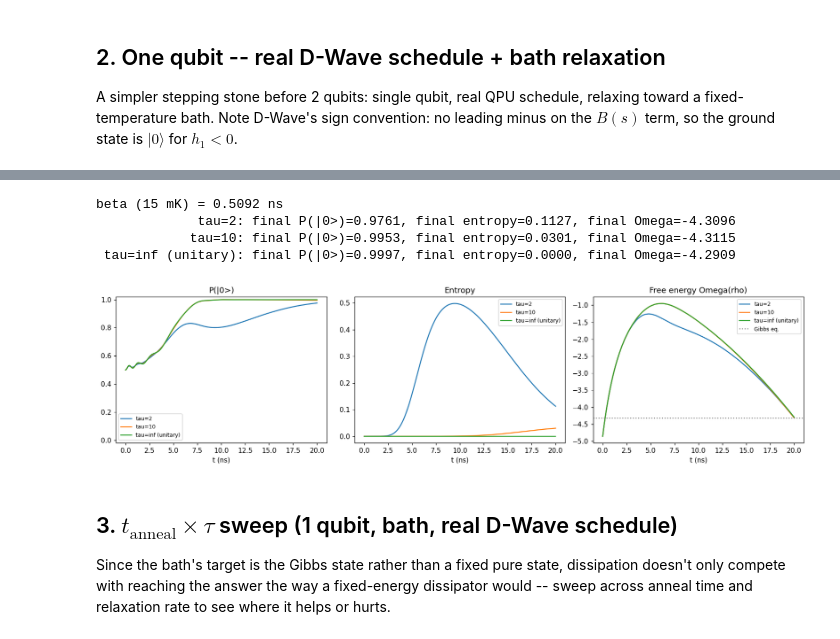
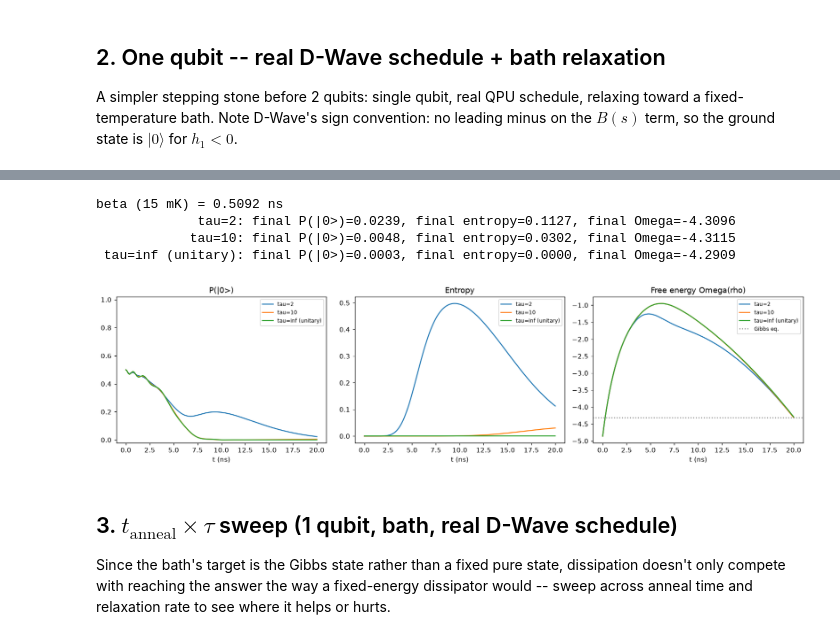
Before and after one commit to Cocidoboyacense/SEAQT-quantum-annealing-evolution, a Jupyter notebook: notebooks/seaqt_annealing_walkthrough.ipynb, the cells around one changed output, grey strips where cells are left out. Cells and saved outputs as stored; diff of their text form; code cells hidden in the pictures.

```diff
--- a/notebooks/seaqt_annealing_walkthrough.ipynb
+++ b/notebooks/seaqt_annealing_walkthrough.ipynb
@@ -107,38 +124,38 @@ def run_1q_bath(H, t_anneal, tau, beta, n_points=300):
     else:
         res = evolve(rho0, hamiltonian=H, t_span=(0, t_anneal), n_points=n_points)
     p0 = np.array([np.real(r[0, 0]) for r in res.rho])
     ent = np.array([entropy(r) for r in res.rho])
     omega = np.array([free_energy(r, H(t), beta) for t, r in zip(res.t, res.rho)])
     return res.t, p0, ent, omega
 
 t_anneal_1q = 20.0
-H_1q = hamiltonian_1qubit(schedule, h1=-1.0, t_anneal=t_anneal_1q)
+H_1q = hamiltonian_1qubit(schedule, h1=1.0, t_anneal=t_anneal_1q)
 beta_bath = beta_from_kelvin(0.015)  # 15 mK
 print(f"beta (15 mK) = {beta_bath:.4f} ns")
 
 taus_1q = [2.0, 10.0, np.inf]
 labels = {2.0: "tau=2", 10.0: "tau=10", np.inf: "tau=inf (unitary)"}
 fig, axes = plt.subplots(1, 3, figsize=(15, 4))
 for tau in taus_1q:
     t, p0, ent, omega = run_1q_bath(H_1q, t_anneal_1q, tau, beta_bath)
     axes[0].plot(t, p0, label=labels[tau])
     axes[1].plot(t, ent, label=labels[tau])
     axes[2].plot(t, omega, label=labels[tau])
     print(f"{labels[tau]:>18}: final P(|0>)={p0[-1]:.4f}, final entropy={ent[-1]:.4f}, final Omega={omega[-1]:.4f}")
 h1_final = H_1q(t_anneal_1q)
 omega_eq_1q = free_energy(gibbs_state(h1_final, beta_bath), h1_final, beta_bath)
 axes[2].axhline(omega_eq_1q, color="gray", linestyle=":", label="Gibbs eq.")
 axes[0].set_title("P(|0>)"); axes[0].legend(fontsize=8); axes[0].set_ylim(-0.02, 1.02)
 axes[1].set_title("Entropy"); axes[1].legend(fontsize=8)
 axes[2].set_title("Free energy Omega(rho)"); axes[2].legend(fontsize=8)
 for a in axes: a.set_xlabel("t (ns)")
 fig.tight_layout(); plt.show()
 # %% [output]
 beta (15 mK) = 0.5092 ns
-             tau=2: final P(|0>)=0.9761, final entropy=0.1127, final Omega=-4.3096
-            tau=10: final P(|0>)=0.9953, final entropy=0.0301, final Omega=-4.3115
- tau=inf (unitary): final P(|0>)=0.9997, final entropy=0.0000, final Omega=-4.2909
+             tau=2: final P(|0>)=0.0239, final entropy=0.1127, final Omega=-4.3096
+            tau=10: final P(|0>)=0.0048, final entropy=0.0302, final Omega=-4.3115
+ tau=inf (unitary): final P(|0>)=0.0003, final entropy=0.0000, final Omega=-4.2909
-[figure, old version]
+[figure, new version]
 # %% [markdown]
 ## 3. $t_{\text{anneal}} \times \tau$ sweep (1 qubit, bath, real D-Wave schedule)
 
```
Also changed, not shown: parts of 14 cells of this notebook, 5 other files.
